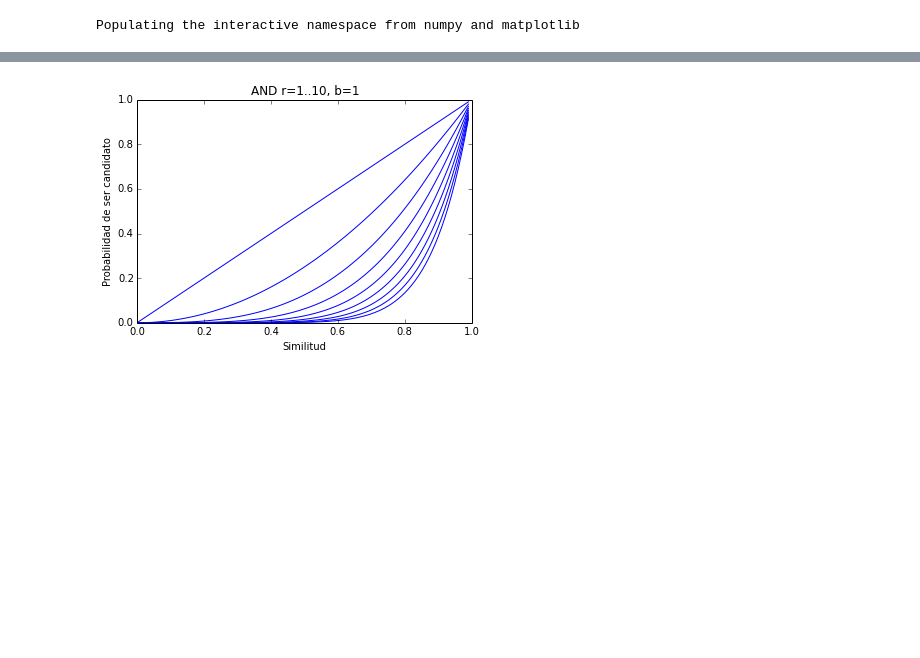
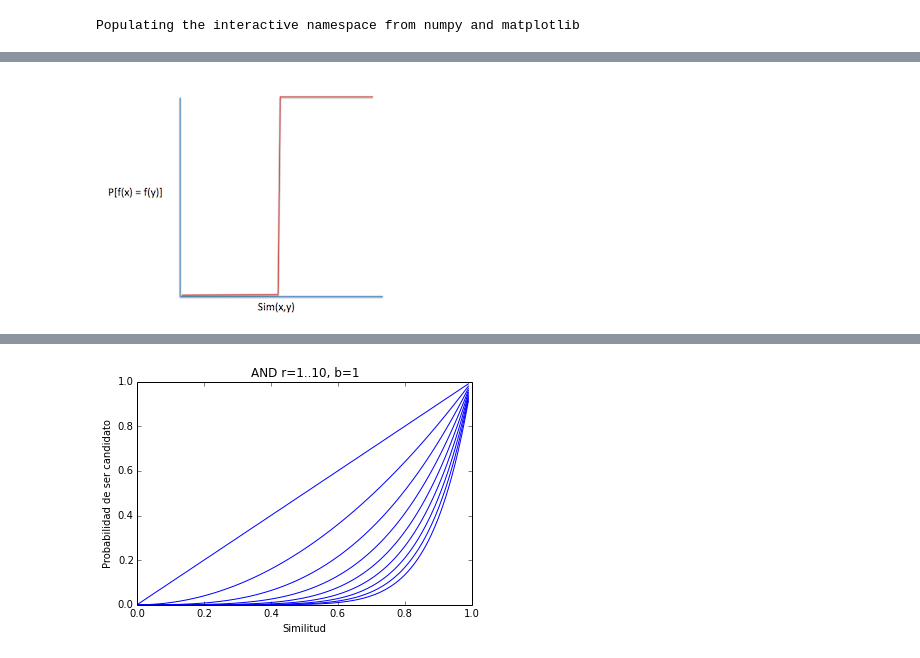
Before and after one commit to elmer-garduno/metodos-analiticos, a Jupyter notebook: Lecture_3_Similarity_Theory.ipynb, the cells around one changed output, grey strips where cells are left out. Cells and saved outputs as stored; diff of their text form; code cells hidden in the pictures; blank space fills up the shorter version.

```diff
--- a/Lecture_3_Similarity_Theory.ipynb
+++ b/Lecture_3_Similarity_Theory.ipynb
@@ -63,0 +63,4 @@ Populating the interactive namespace from numpy and matplotlib
+# %%
+Image(filename='figs/scurve.png')
+# %% [output]
+[figure, added]
```
Also changed, not shown: parts of 43 cells of this notebook.
